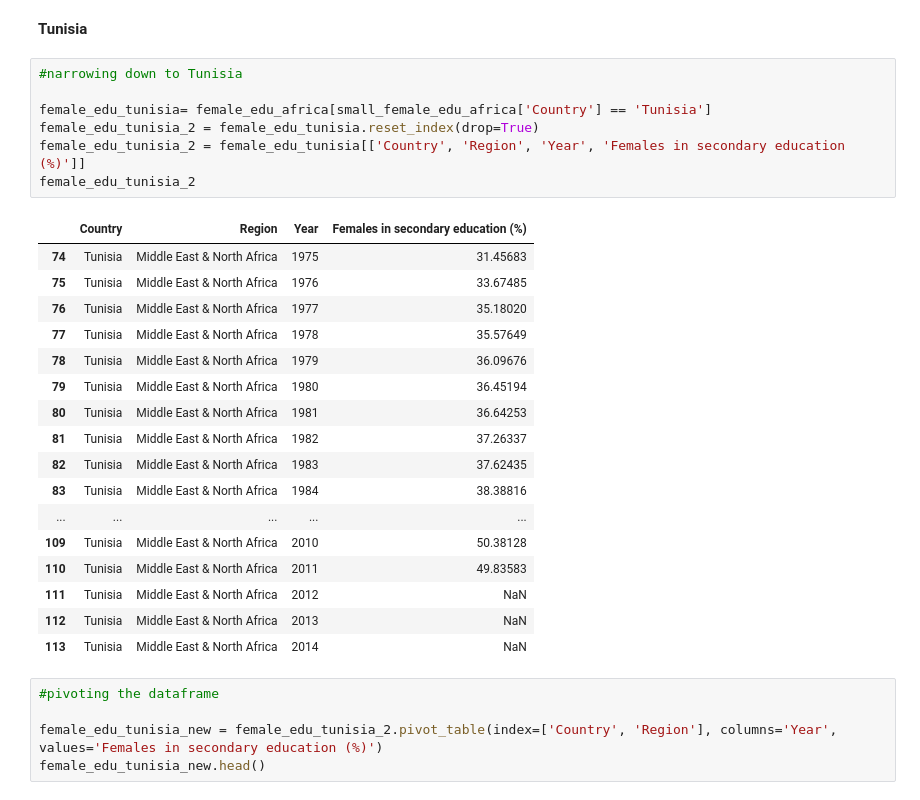
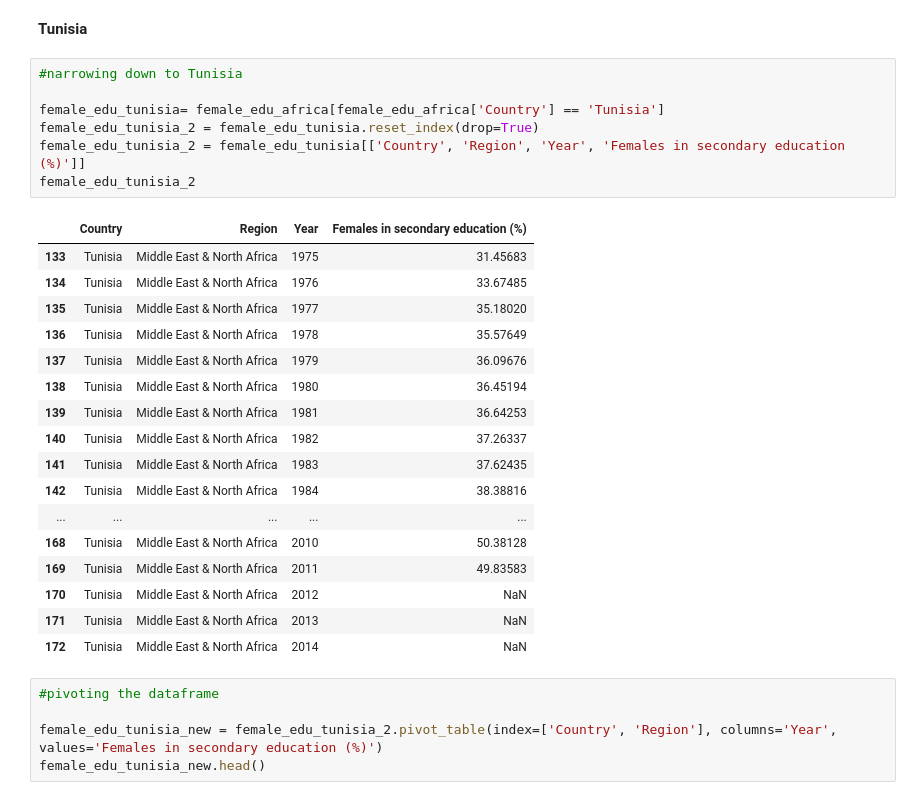
Before and after one commit to ChangHuaHua/QM2-Group-12, a Jupyter notebook: Summary_Statistics_Female_Education.ipynb, the cells around one changed output. Cells and saved outputs as stored; diff of their text form.

```diff
--- a/Summary_Statistics_Female_Education.ipynb
+++ b/Summary_Statistics_Female_Education.ipynb
@@ -243,28 +243,28 @@ female_edu_niger_new.describe()
 # %%
 #narrowing down to Tunisia
 
-female_edu_tunisia= female_edu_africa[small_female_edu_africa['Country'] == 'Tunisia']
+female_edu_tunisia= female_edu_africa[female_edu_africa['Country'] == 'Tunisia']
 female_edu_tunisia_2 = female_edu_tunisia.reset_index(drop=True)
 female_edu_tunisia_2 = female_edu_tunisia[['Country', 'Region', 'Year', 'Females in secondary education (%)']]
 female_edu_tunisia_2
 # %% [output]
 |  | Country | Region | Year | Females in secondary education (%) |
-| 74 | Tunisia | Middle East & North Africa | 1975 | 31.45683 |
-| 75 | Tunisia | Middle East & North Africa | 1976 | 33.67485 |
-| 76 | Tunisia | Middle East & North Africa | 1977 | 35.18020 |
-| 77 | Tunisia | Middle East & North Africa | 1978 | 35.57649 |
-| 78 | Tunisia | Middle East & North Africa | 1979 | 36.09676 |
-| 79 | Tunisia | Middle East & North Africa | 1980 | 36.45194 |
-| 80 | Tunisia | Middle East & North Africa | 1981 | 36.64253 |
-| 81 | Tunisia | Middle East & North Africa | 1982 | 37.26337 |
-| 82 | Tunisia | Middle East & North Africa | 1983 | 37.62435 |
-| 83 | Tunisia | Middle East & North Africa | 1984 | 38.38816 |
+| 133 | Tunisia | Middle East & North Africa | 1975 | 31.45683 |
+| 134 | Tunisia | Middle East & North Africa | 1976 | 33.67485 |
+| 135 | Tunisia | Middle East & North Africa | 1977 | 35.18020 |
+| 136 | Tunisia | Middle East & North Africa | 1978 | 35.57649 |
+| 137 | Tunisia | Middle East & North Africa | 1979 | 36.09676 |
+| 138 | Tunisia | Middle East & North Africa | 1980 | 36.45194 |
+| 139 | Tunisia | Middle East & North Africa | 1981 | 36.64253 |
+| 140 | Tunisia | Middle East & North Africa | 1982 | 37.26337 |
+| 141 | Tunisia | Middle East & North Africa | 1983 | 37.62435 |
+| 142 | Tunisia | Middle East & North Africa | 1984 | 38.38816 |
 | ... | ... | ... | ... | ... |
-| 109 | Tunisia | Middle East & North Africa | 2010 | 50.38128 |
-| 110 | Tunisia | Middle East & North Africa | 2011 | 49.83583 |
-| 111 | Tunisia | Middle East & North Africa | 2012 | NaN |
-| 112 | Tunisia | Middle East & North Africa | 2013 | NaN |
-| 113 | Tunisia | Middle East & North Africa | 2014 | NaN |
+| 168 | Tunisia | Middle East & North Africa | 2010 | 50.38128 |
+| 169 | Tunisia | Middle East & North Africa | 2011 | 49.83583 |
+| 170 | Tunisia | Middle East & North Africa | 2012 | NaN |
+| 171 | Tunisia | Middle East & North Africa | 2013 | NaN |
+| 172 | Tunisia | Middle East & North Africa | 2014 | NaN |
 # %%
 #pivoting the dataframe
 
```
Also changed, not shown: parts of 6 cells of this notebook.
